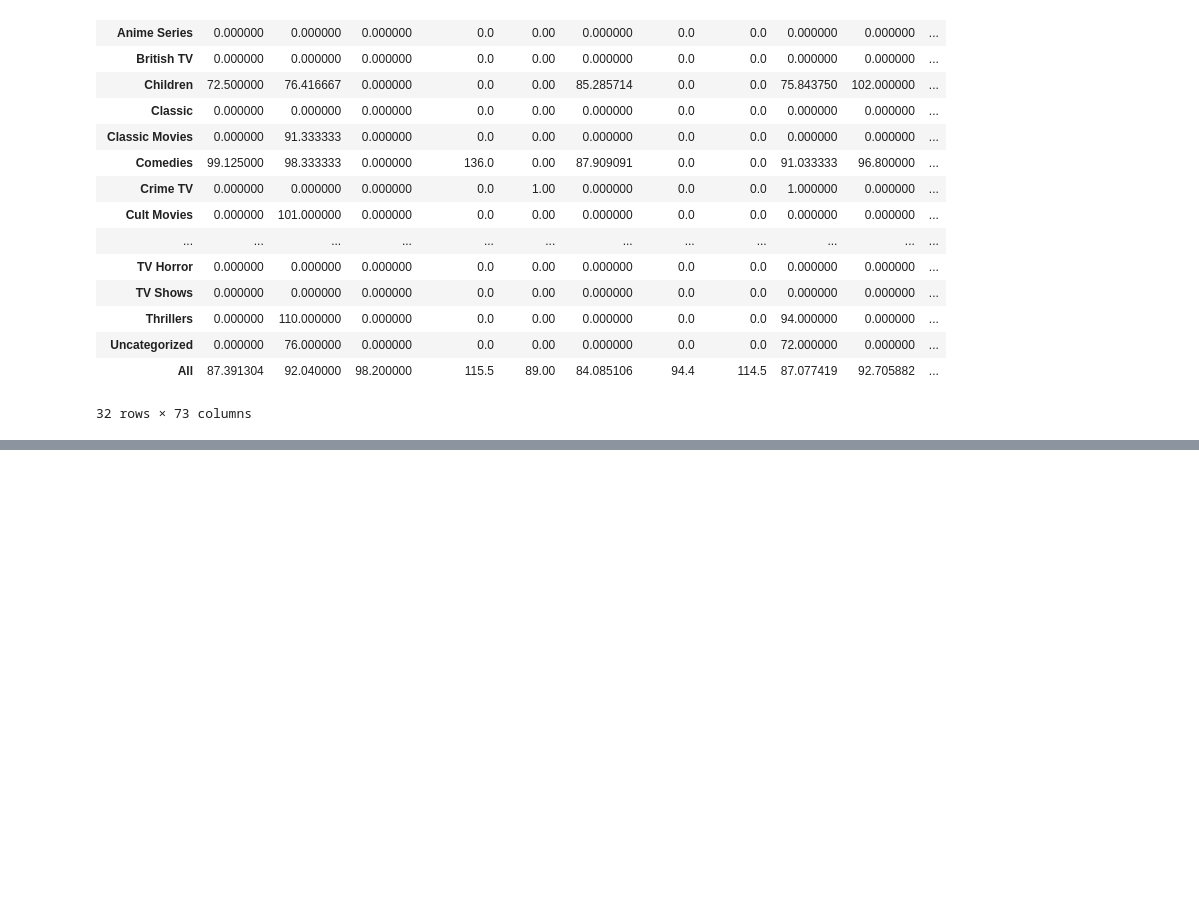
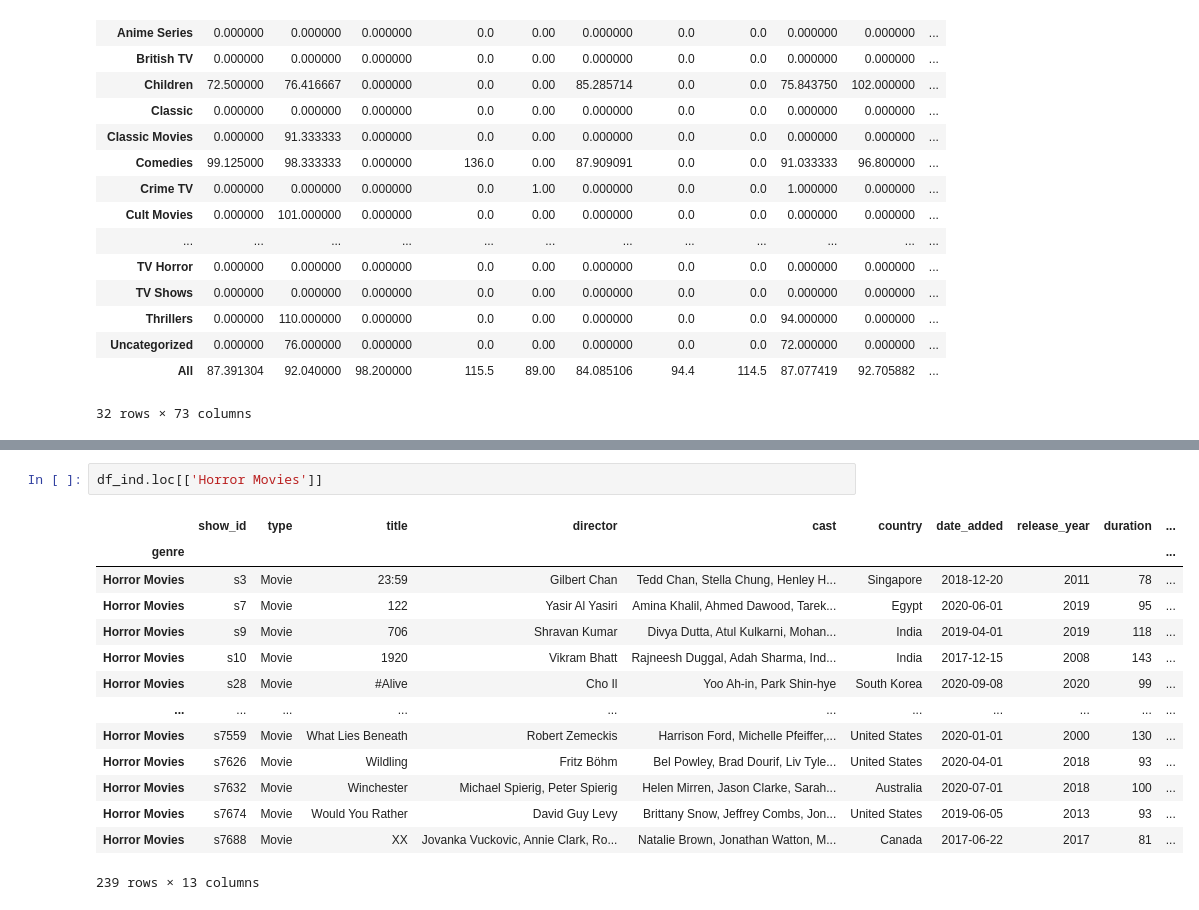
Before and after one commit to Anish-shakya/Python-Learning, a Jupyter notebook: Pandas/Data_Manipulation.ipynb, the cells around one changed output, grey strips where cells are left out. Cells and saved outputs as stored; diff of their text form; blank space fills up the shorter version.

```diff
--- a/Pandas/Data_Manipulation.ipynb
+++ b/Pandas/Data_Manipulation.ipynb
@@ -422,0 +445,17 @@ PivotOnTwoVariable
+# %%
+df_ind.loc[['Horror Movies']]
+# %% [output]
+|  | show_id | type | title | director | cast | country | date_added | release_year | duration | ... |
+| genre |  |  |  |  |  |  |  |  |  | ... |
+| Horror Movies | s3 | Movie | 23:59 | Gilbert Chan | Tedd Chan, Stella Chung, Henley H... | Singapore | 2018-12-20 | 2011 | 78 | ... |
+| Horror Movies | s7 | Movie | 122 | Yasir Al Yasiri | Amina Khalil, Ahmed Dawood, Tarek... | Egypt | 2020-06-01 | 2019 | 95 | ... |
+| Horror Movies | s9 | Movie | 706 | Shravan Kumar | Divya Dutta, Atul Kulkarni, Mohan... | India | 2019-04-01 | 2019 | 118 | ... |
+| Horror Movies | s10 | Movie | 1920 | Vikram Bhatt | Rajneesh Duggal, Adah Sharma, Ind... | India | 2017-12-15 | 2008 | 143 | ... |
+| Horror Movies | s28 | Movie | #Alive | Cho Il | Yoo Ah-in, Park Shin-hye | South Korea | 2020-09-08 | 2020 | 99 | ... |
+| ... | ... | ... | ... | ... | ... | ... | ... | ... | ... | ... |
+| Horror Movies | s7559 | Movie | What Lies Beneath | Robert Zemeckis | Harrison Ford, Michelle Pfeiffer,... | United States | 2020-01-01 | 2000 | 130 | ... |
+| Horror Movies | s7626 | Movie | Wildling | Fritz Böhm | Bel Powley, Brad Dourif, Liv Tyle... | United States | 2020-04-01 | 2018 | 93 | ... |
+| Horror Movies | s7632 | Movie | Winchester | Michael Spierig, Peter Spierig | Helen Mirren, Jason Clarke, Sarah... | Australia | 2020-07-01 | 2018 | 100 | ... |
+| Horror Movies | s7674 | Movie | Would You Rather | David Guy Levy | Brittany Snow, Jeffrey Combs, Jon... | United States | 2019-06-05 | 2013 | 93 | ... |
+| Horror Movies | s7688 | Movie | XX | Jovanka Vuckovic, Annie Clark, Ro... | Natalie Brown, Jonathan Watton, M... | Canada | 2017-06-22 | 2017 | 81 | ... |
+239 rows × 13 columns
```
Also changed, not shown: parts of 2 cells of this notebook.
